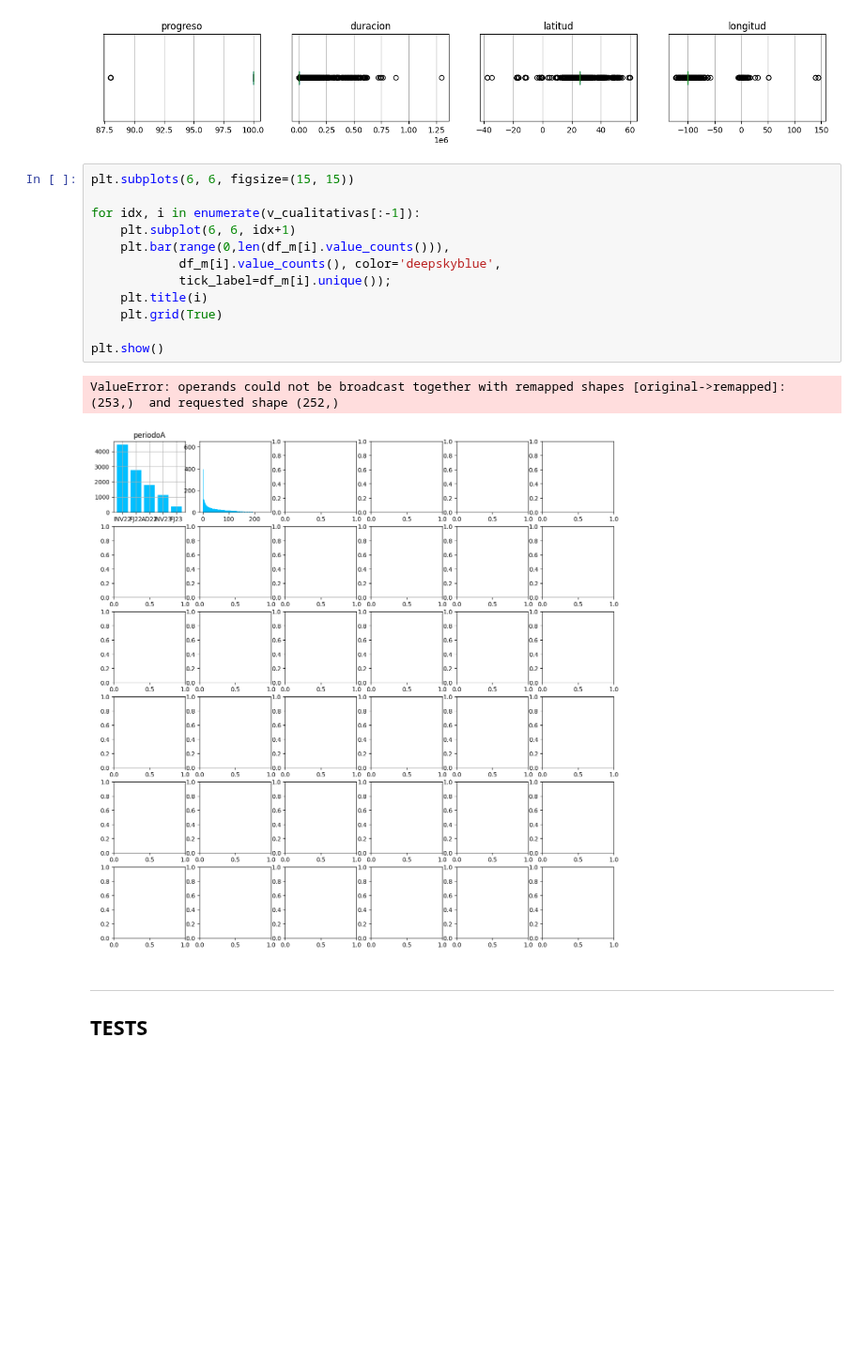
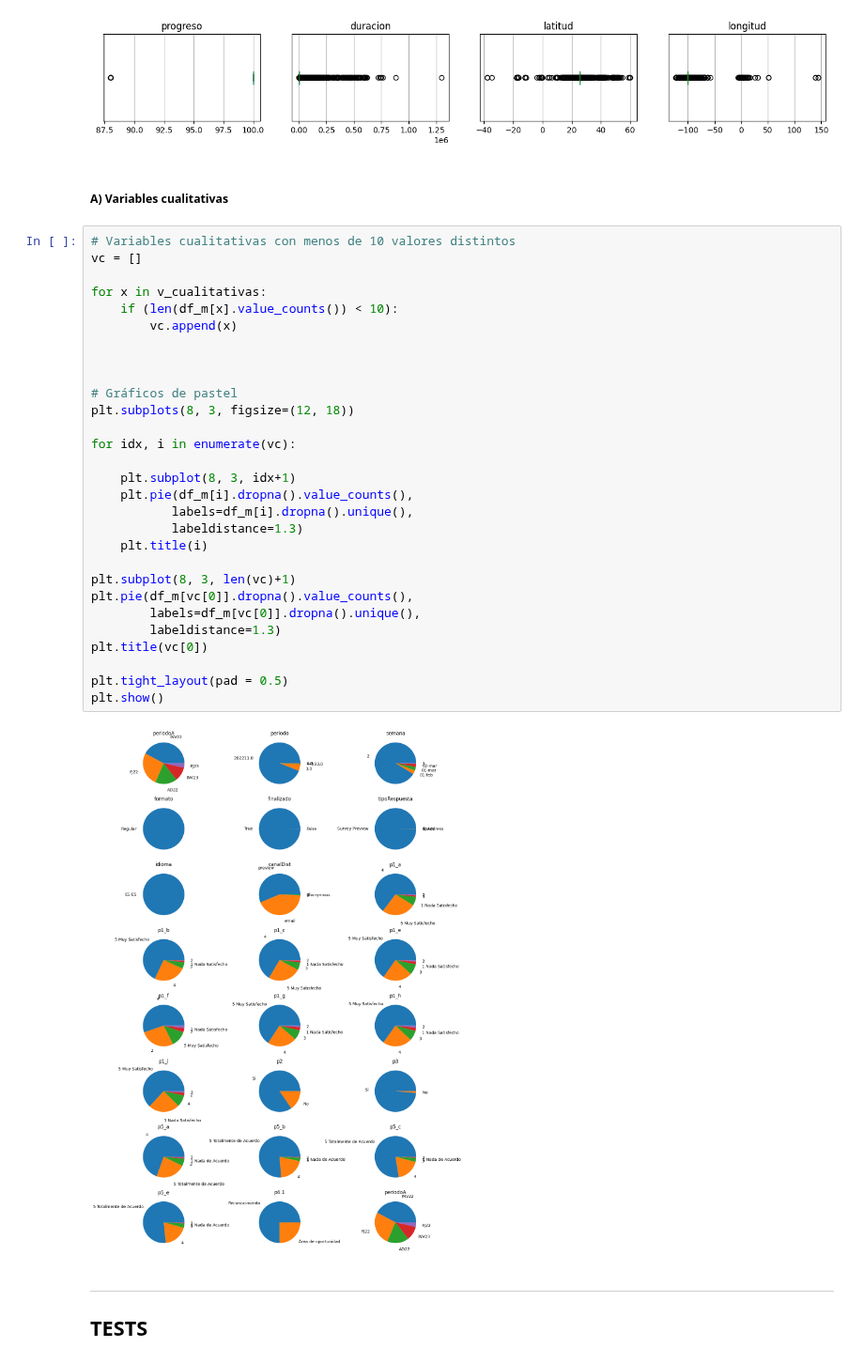
Before and after one commit to EstebanPerez25/ACD-Modelo_predictivo_de_satisfacion, a Jupyter notebook: Modelo_predictivo_de_satisfacción.ipynb, the cells around one changed output. Shown at 94% size. Cells and saved outputs as stored; diff of their text form; blank space fills up the shorter version.

Commit message:
Visualizaciones

```diff
--- a/Modelo_predictivo_de_satisfacción.ipynb
+++ b/Modelo_predictivo_de_satisfacción.ipynb
@@ -405,21 +405,39 @@ plt.show()
 # %% [output]
 [figure]
 [figure]
+# %% [markdown]
+##### A) Variables cualitativas
 # %%
-plt.subplots(6, 6, figsize=(15, 15))
+# Variables cualitativas con menos de 10 valores distintos
+vc = []
 
-for idx, i in enumerate(v_cualitativas[:-1]):
-    plt.subplot(6, 6, idx+1)
-    plt.bar(range(0,len(df_m[i].value_counts())),
-            df_m[i].value_counts(), color='deepskyblue',
-            tick_label=df_m[i].unique());
+for x in v_cualitativas:
+    if (len(df_m[x].value_counts()) < 10):
+        vc.append(x)
+
+
+
+# Gráficos de pastel
+plt.subplots(8, 3, figsize=(12, 18))
+
+for idx, i in enumerate(vc):
+
+    plt.subplot(8, 3, idx+1)
+    plt.pie(df_m[i].dropna().value_counts(),
+           labels=df_m[i].dropna().unique(),
+           labeldistance=1.3)
     plt.title(i)
-    plt.grid(True)
 
+plt.subplot(8, 3, len(vc)+1)
+plt.pie(df_m[vc[0]].dropna().value_counts(),
+        labels=df_m[vc[0]].dropna().unique(),
+        labeldistance=1.3)
+plt.title(vc[0])
+
+plt.tight_layout(pad = 0.5)
 plt.show()
 # %% [output]
-ValueError: operands could not be broadcast together with remapped shapes [original->remapped]: (253,)  and requested shape (252,)
-[figure, old version]
+[figure, new version]
 # %% [markdown]
 ---
 ## TESTS
```
Also changed, not shown: parts of 1 cell of this notebook.
